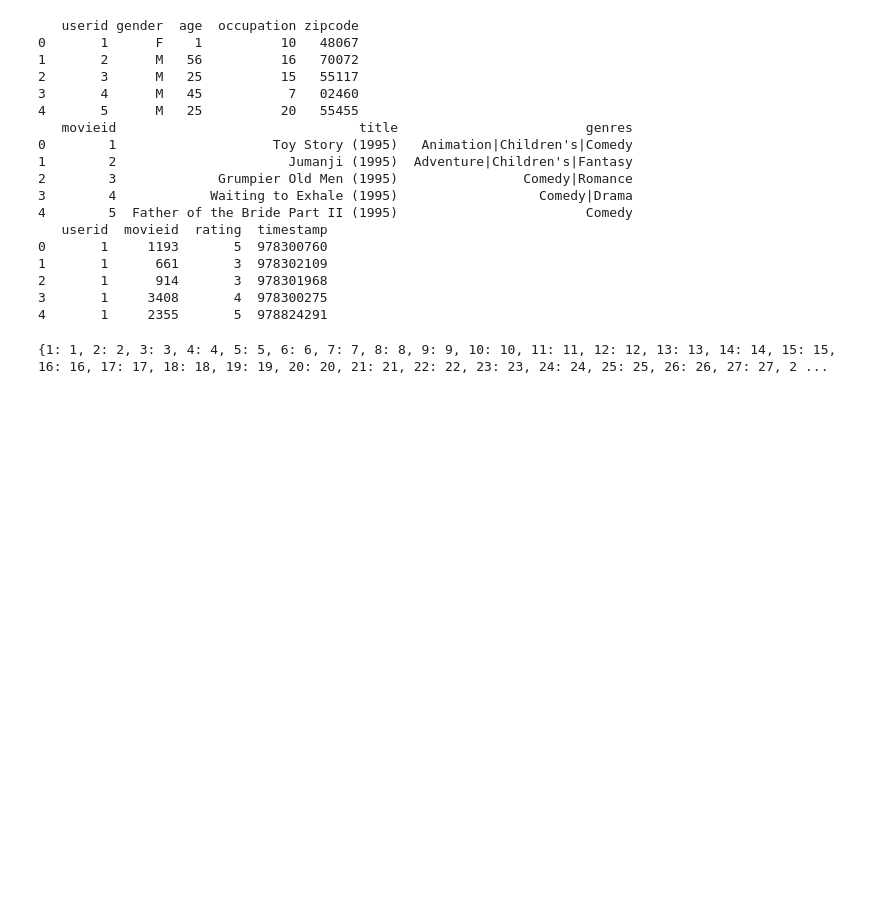
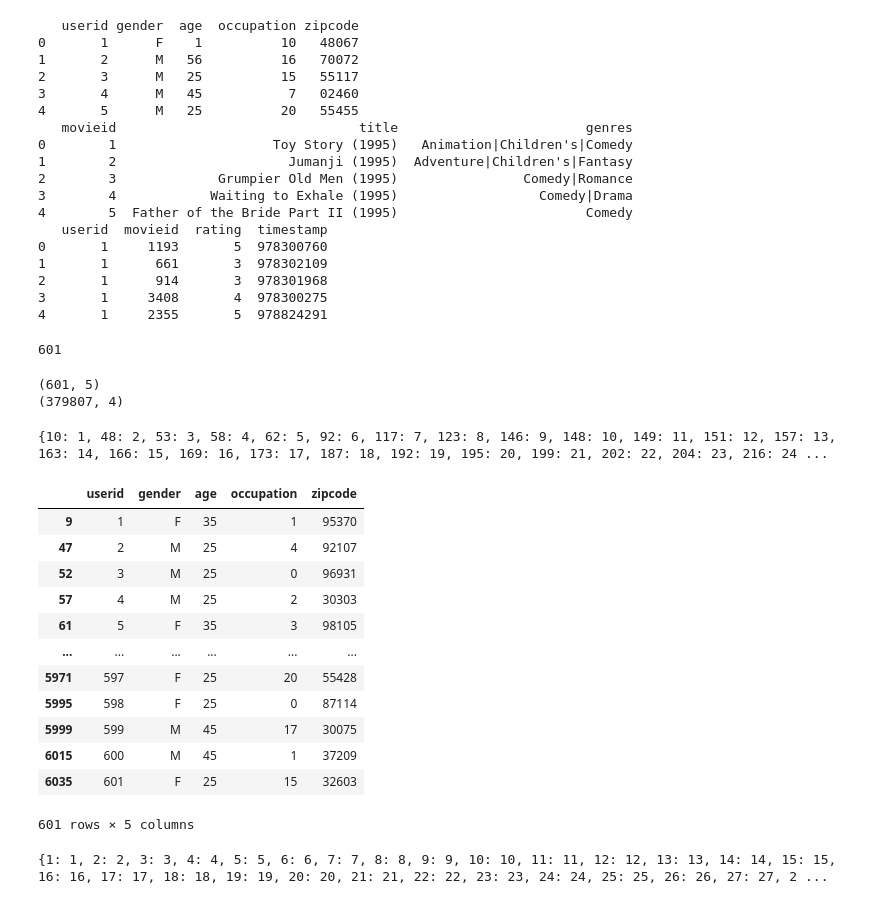
Before and after one commit to JvThunder/Recommendation-System-SC4020, a Jupyter notebook: light_gcn.ipynb, the cells around one changed output. Cells and saved outputs as stored; diff of their text form; code cells hidden in the pictures; blank space fills up the shorter version.

```diff
--- a/light_gcn.ipynb
+++ b/light_gcn.ipynb
@@ -40,6 +40,49 @@ print(ratings.head())
 2       1      914       3  978301968
 3       1     3408       4  978300275
 4       1     2355       5  978824291
+# %%
+# cut users with less than 400 ratings
+user_ratings = ratings.groupby('userid').size()
+user_ratings = user_ratings[user_ratings > 400]
+mvp_users = user_ratings.index
+print(mvp_users.nunique())
+# %% [output]
+601
+# %%
+# filter users
+users = users[users['userid'].isin(mvp_users)]
+ratings = ratings[ratings['userid'].isin(mvp_users)]
+print(users.shape)
+print(ratings.shape)
+# %% [output]
+(601, 5)
+(379807, 4)
+# %%
+# user reindexing
+user_to_index = {user: i+1 for i, user in enumerate(users['userid'])}
+print(user_to_index)
+
+# reindex userid in users and ratings
+users['userid'] = users['userid'].map(user_to_index)
+ratings['userid'] = ratings['userid'].map(user_to_index)
+# %% [output]
+{10: 1, 48: 2, 53: 3, 58: 4, 62: 5, 92: 6, 117: 7, 123: 8, 146: 9, 148: 10, 149: 11, 151: 12, 157: 13, 163: 14, 166: 15, 169: 16, 173: 17, 187: 18, 192: 19, 195: 20, 199: 21, 202: 22, 204: 23, 216: 24 ...
+# %%
+users
+# %% [output]
+|  | userid | gender | age | occupation | zipcode |
+| 9 | 1 | F | 35 | 1 | 95370 |
+| 47 | 2 | M | 25 | 4 | 92107 |
+| 52 | 3 | M | 25 | 0 | 96931 |
+| 57 | 4 | M | 25 | 2 | 30303 |
+| 61 | 5 | F | 35 | 3 | 98105 |
+| ... | ... | ... | ... | ... | ... |
+| 5971 | 597 | F | 25 | 20 | 55428 |
+| 5995 | 598 | F | 25 | 0 | 87114 |
+| 5999 | 599 | M | 45 | 17 | 30075 |
+| 6015 | 600 | M | 45 | 1 | 37209 |
+| 6035 | 601 | F | 25 | 15 | 32603 |
+601 rows × 5 columns
 # %%
 # movie reindexing
 movie_to_index = {movie: i+1 for i, movie in enumerate(movies['movieid'])}
```
Also changed, not shown: parts of 4 cells of this notebook.
